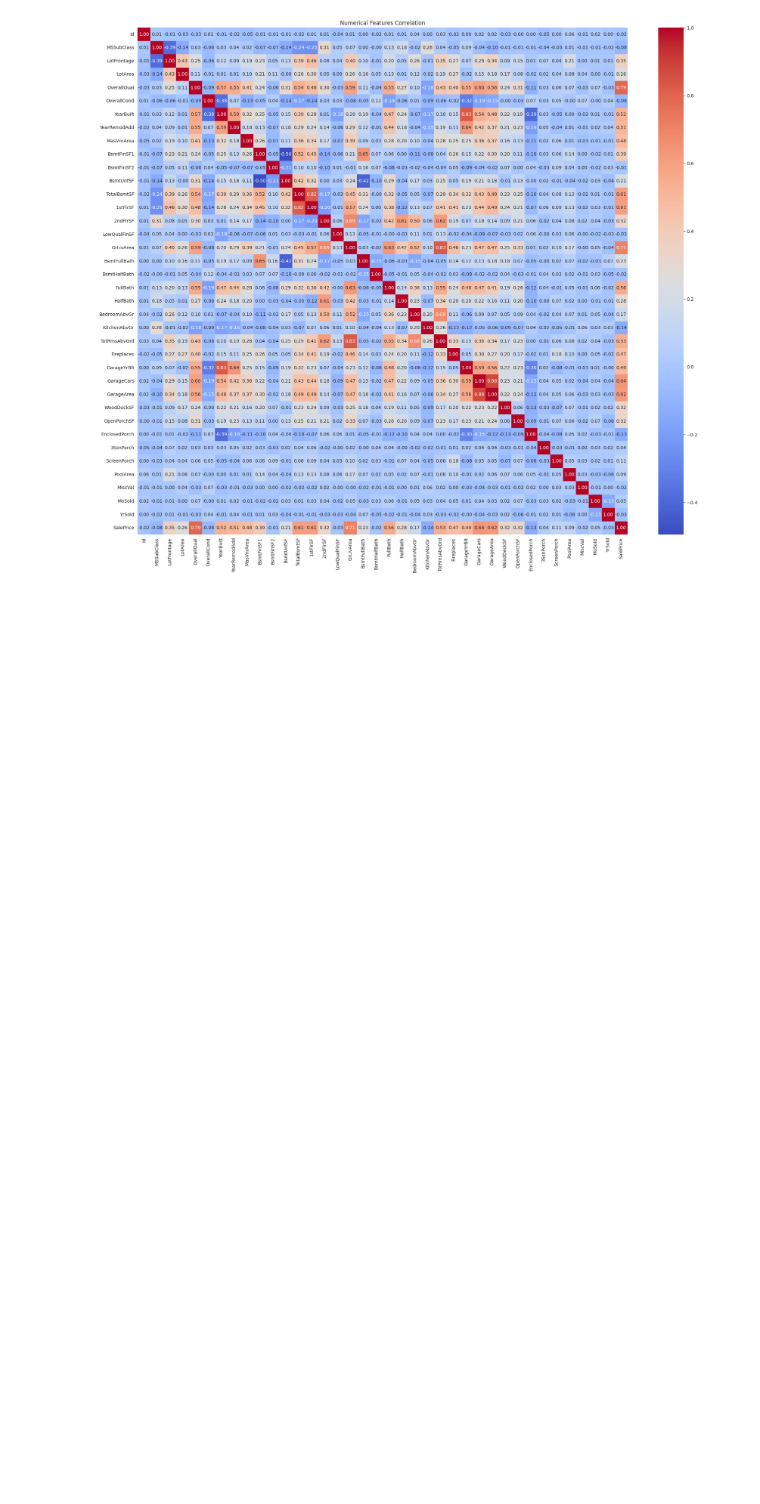
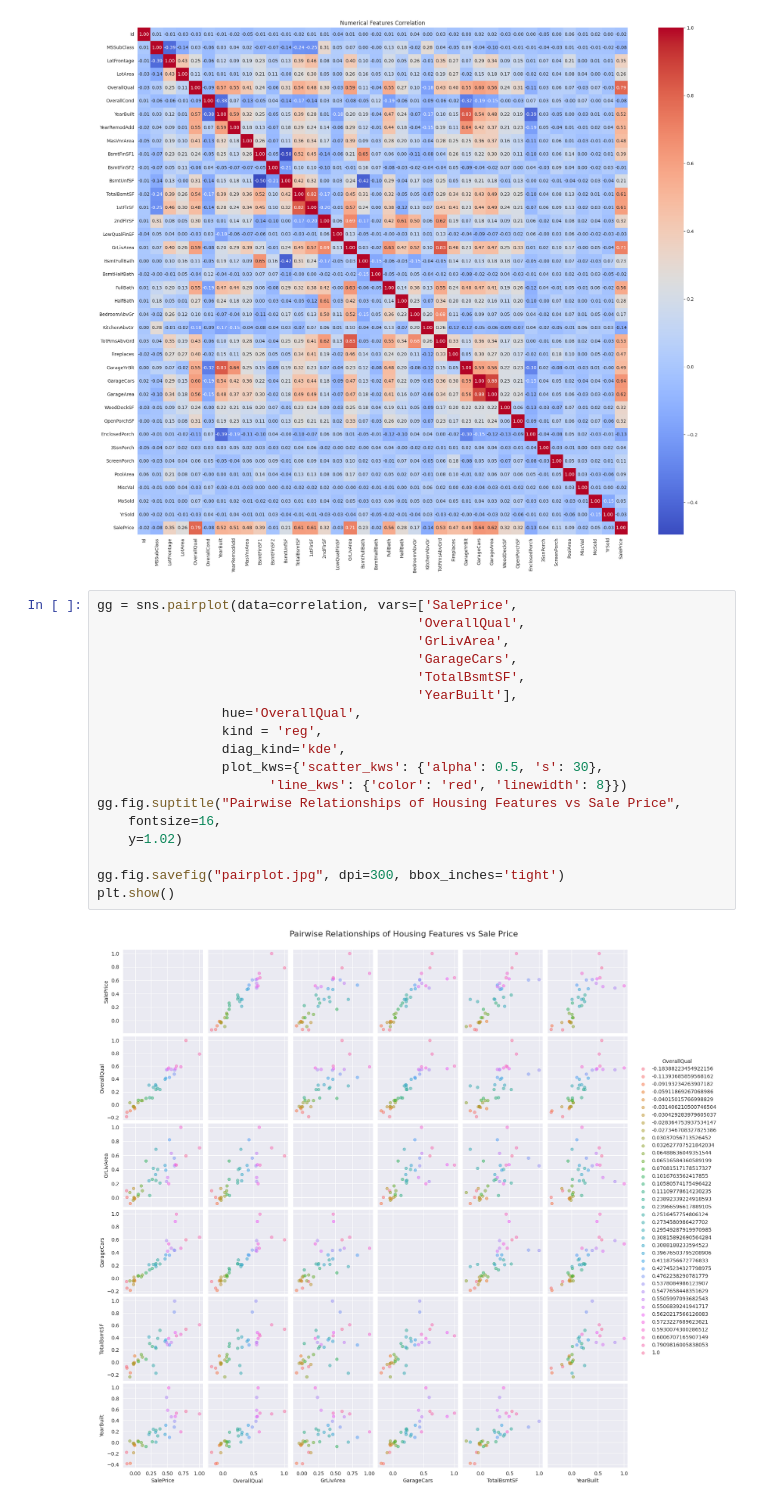
Before and after one commit to christianabusca/housing-market-analytics, a Jupyter notebook: p-house-prices.ipynb, the cells around one changed output. Cells and saved outputs as stored; diff of their text form; blank space fills up the shorter version.

Commit message:
Kaggle Notebook | p-house-prices | Version 11

```diff
--- a/p-house-prices.ipynb
+++ b/p-house-prices.ipynb
@@ -516,3 +516,23 @@ fig3.savefig("correlation.jpg", dpi=300, bbox_inches='tight')
 plt.show()
 # %% [output]
 [figure]
+# %%
+gg = sns.pairplot(data=correlation, vars=['SalePrice',
+                                         'OverallQual',
+                                         'GrLivArea',
+                                         'GarageCars',
+                                         'TotalBsmtSF',
+                                         'YearBuilt'],
+                hue='OverallQual',
+                kind = 'reg',
+                diag_kind='kde',
+                plot_kws={'scatter_kws': {'alpha': 0.5, 's': 30},
+                      'line_kws': {'color': 'red', 'linewidth': 8}})
+gg.fig.suptitle("Pairwise Relationships of Housing Features vs Sale Price",
+    fontsize=16,
+    y=1.02)
+
+gg.fig.savefig("pairplot.jpg", dpi=300, bbox_inches='tight')
+plt.show()
+# %% [output]
+[figure, added]
```
